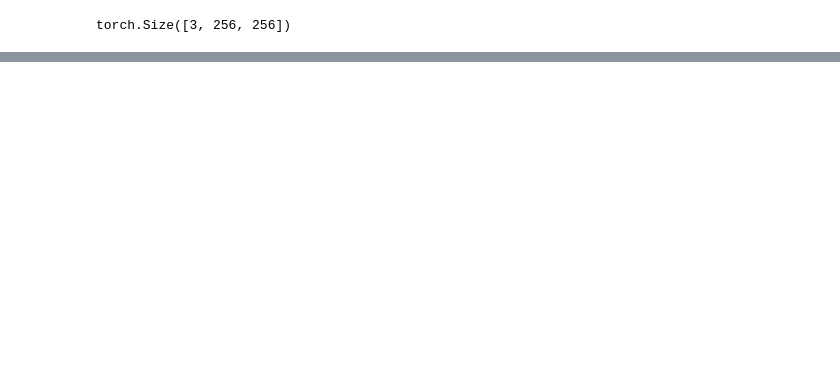
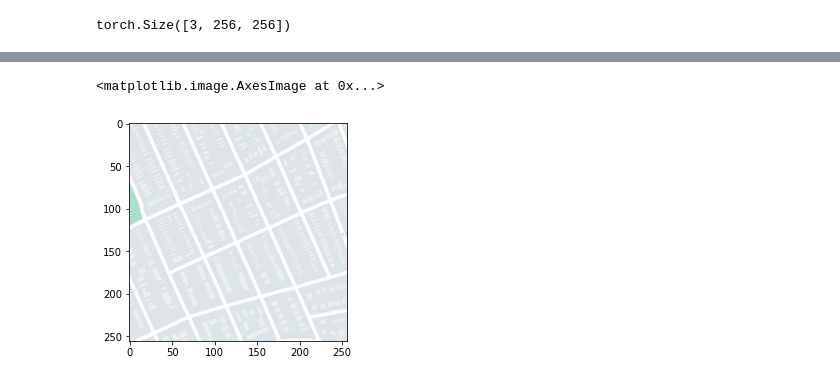
Before and after one commit to hugoartigas/pix2pix, a Jupyter notebook: train.ipynb, the cells around one changed output, grey strips where cells are left out. Cells and saved outputs as stored; diff of their text form; code cells hidden in the pictures; blank space fills up the shorter version.

```diff
--- a/train.ipynb
+++ b/train.ipynb
@@ -80,0 +122,2 @@ plt.imshow(out.detach().permute(1,2,0).cpu())
+# %%
+img, real = next(iter(maps_dataloader_train))
@@ -80,0 +132,6 @@ plt.imshow(out.detach().permute(1,2,0).cpu())
+# %%
+import matplotlib.pyplot as plt
+plt.imshow(img.permute(1,2,0).cpu())
+# %% [output]
+<matplotlib.image.AxesImage at 0x...>
+[figure, added]
```
Also changed, not shown: parts of 17 cells of this notebook, 2 other files.
